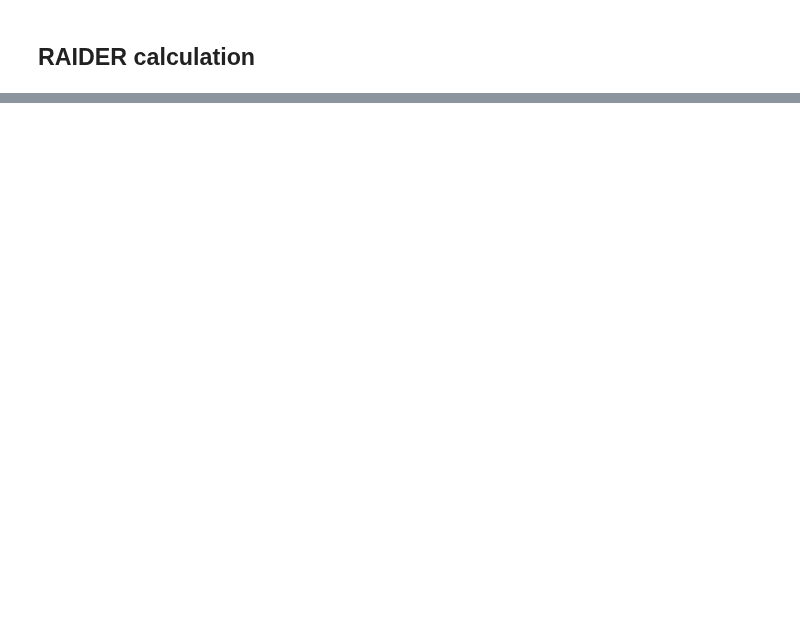
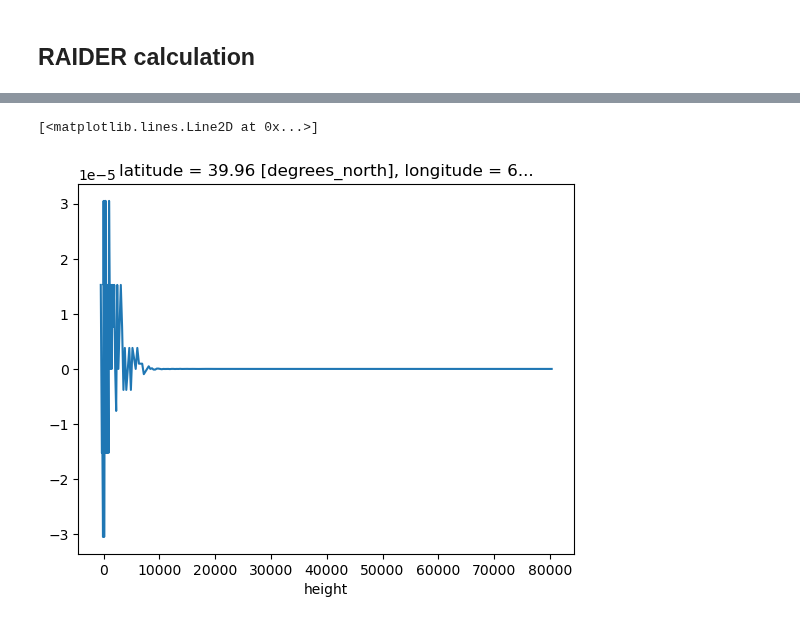
Before and after one commit to opera-adt/tropo, a Jupyter notebook: notebooks/xr_tropo.ipynb, the cells around one changed output, grey strips where cells are left out. Saved outputs shown, nothing was run; the diff lists cells and outputs as text; code cells hidden in the pictures; blank space fills up the shorter version.

```diff
--- a/notebooks/xr_tropo.ipynb
+++ b/notebooks/xr_tropo.ipynb
@@ -1183,0 +318,6 @@ Data variables:
+# %%
+# wet delay has different bit rounding of 10
+(out1.wet[:,0,0] - out2.wet_delay[0,:,0,0]).plot()
+# %% [output]
+[<matplotlib.lines.Line2D at 0x...>]
+[figure, added]
```
Also changed, not shown: parts of 118 cells of this notebook, 5 other files.
